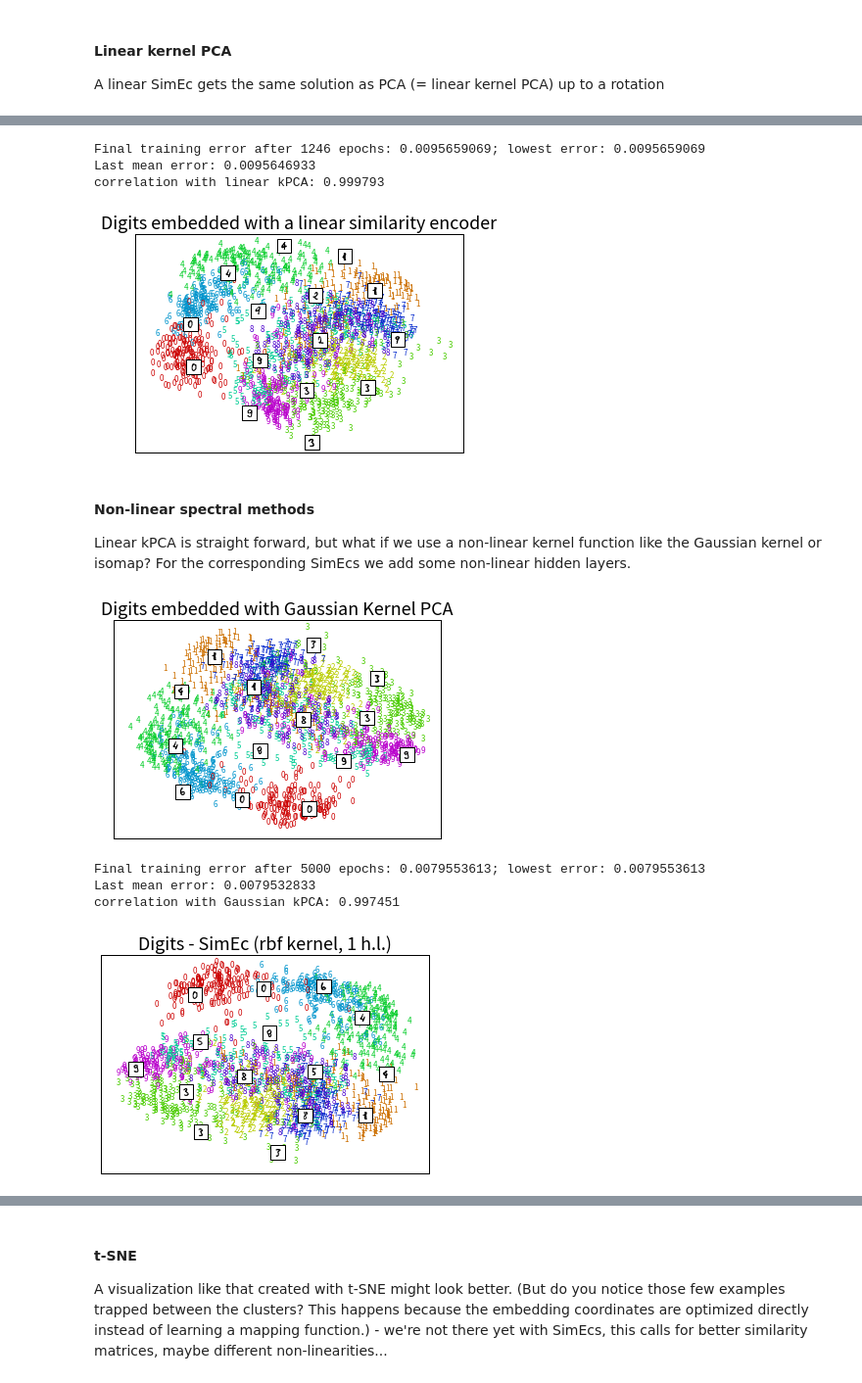
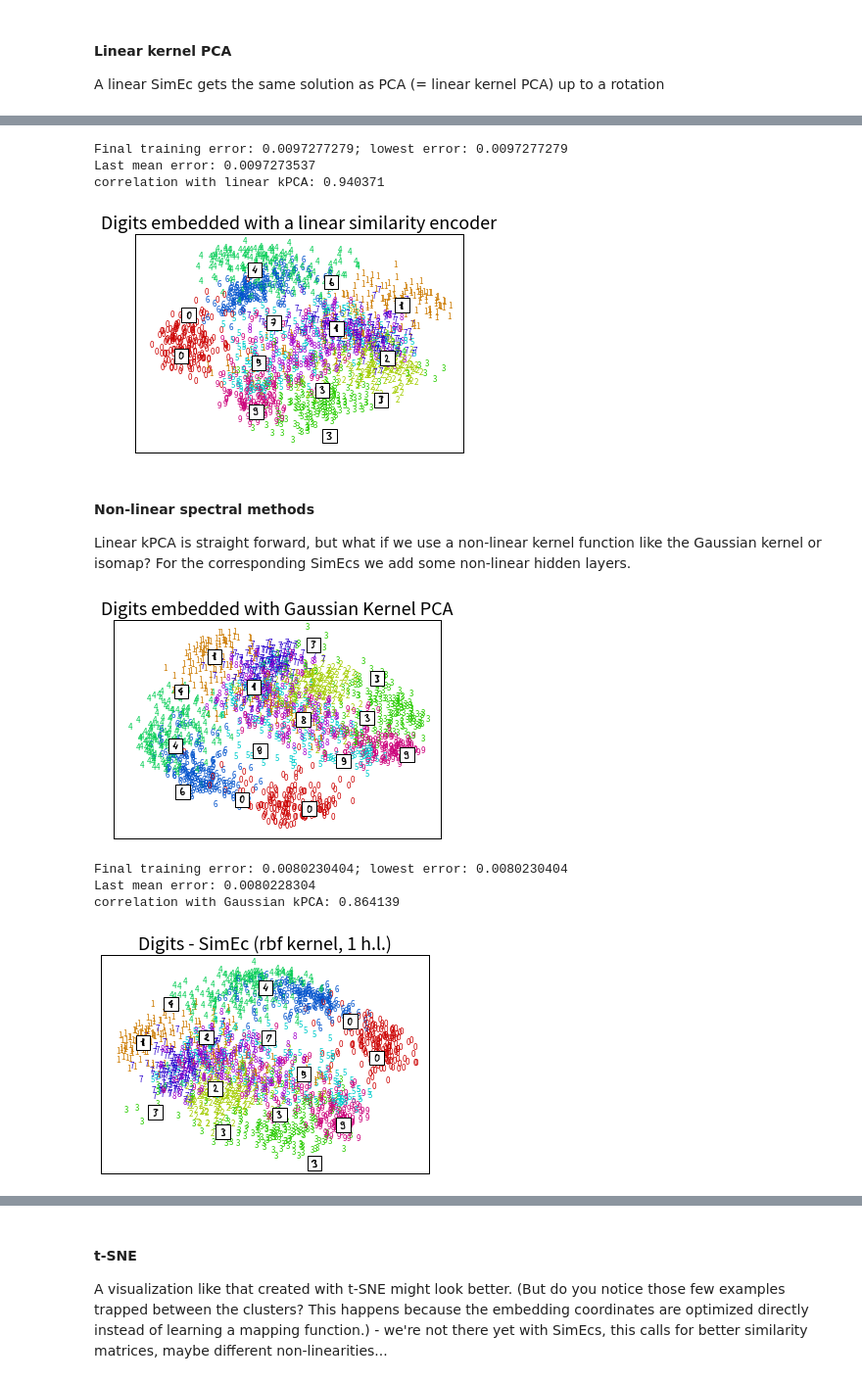
Before and after one commit to cod3licious/simec-theano, a Jupyter notebook: examples/examples_simec.ipynb, the cells around one changed output, grey strips where cells are left out. Shown at 98% size. Saved outputs shown, nothing was run; the diff lists cells and outputs as text; code cells hidden in the pictures.

```diff
--- a/examples/examples_simec.ipynb
+++ b/examples/examples_simec.ipynb
@@ -99,16 +96,16 @@ correlation of PCA and linear kPCA: 1.000000
 # %%
 # linear similarity encoder (center the kernel matrix first!)
 K_lin = np.dot(X, X.T)
-e_lsimenc = SimilarityEncoder(K_lin.shape[1], X.shape[1], e_dim=2, lrate=1.)
+e_lsimenc = SimilarityEncoder(K_lin.shape[1], X.shape[1], e_dim=2, orthOT_reg=0.1)
 e_lsimenc.fit(X, center_K(K_lin), verbose=False)
 X_embeds = e_lsimenc.transform(X)
 plot_digits(X_embeds, digits, title='Digits embedded with a linear similarity encoder')
 print "correlation with linear kPCA: %f" % check_embed_match(X_embed, X_embeds)
 # %% [output]
-Final training error after 1246 epochs: 0.0095659069; lowest error: 0.0095659069
-Last mean error: 0.0095646933
-correlation with linear kPCA: 0.999793
+Final training error: 0.0097277279; lowest error: 0.0097277279
+Last mean error: 0.0097273537
+correlation with linear kPCA: 0.940371
-[figure, old version]
+[figure, new version]
 # %% [markdown]
 #### Non-linear spectral methods
 Linear kPCA is straight forward, but what if we use a non-linear kernel function like the Gaussian kernel or isomap?
@@ -121,20 +118,21 @@ e_gkpca = KernelPCA(n_components=2, kernel='rbf', gamma=gamma)
 X_embed = e_gkpca.fit_transform(X)
 plot_digits(X_embed, digits, title='Digits embedded with Gaussian Kernel PCA')
 # %% [output]
-[figure, old version]
+[figure, new version]
 # %%
 # non-linear SimEc with rbf kernel
 K_rbf = rbf_kernel(X, X, gamma)
-e_gsimenc = SimilarityEncoder(K_rbf.shape[1], X.shape[1], 2, [40], [T.tanh, None, None], lrate=2.)
+e_gsimenc = SimilarityEncoder(K_rbf.shape[1], X.shape[1], 2, [40], [T.nnet.relu, None, None],
+                              lrate=2., orthOT_reg=0.1)
 e_gsimenc.fit(X, center_K(K_rbf), verbose=False)
 X_embeds = e_gsimenc.transform(X)
 plot_digits(X_embeds, digits, title='Digits - SimEc (rbf kernel, 1 h.l.)')
 print "correlation with Gaussian kPCA: %f" % check_embed_match(X_embed, X_embeds)
 # %% [output]
-Final training error after 5000 epochs: 0.0079553613; lowest error: 0.0079553613
-Last mean error: 0.0079532833
-correlation with Gaussian kPCA: 0.997451
+Final training error: 0.0080230404; lowest error: 0.0080230404
+Last mean error: 0.0080228304
+correlation with Gaussian kPCA: 0.864139
-[figure, old version]
+[figure, new version]
 # %%
 # isomap
 e_isomap = Isomap(n_neighbors=10, n_components=2)
```
Also changed, not shown: parts of 14 cells of this notebook, 1 other file.
